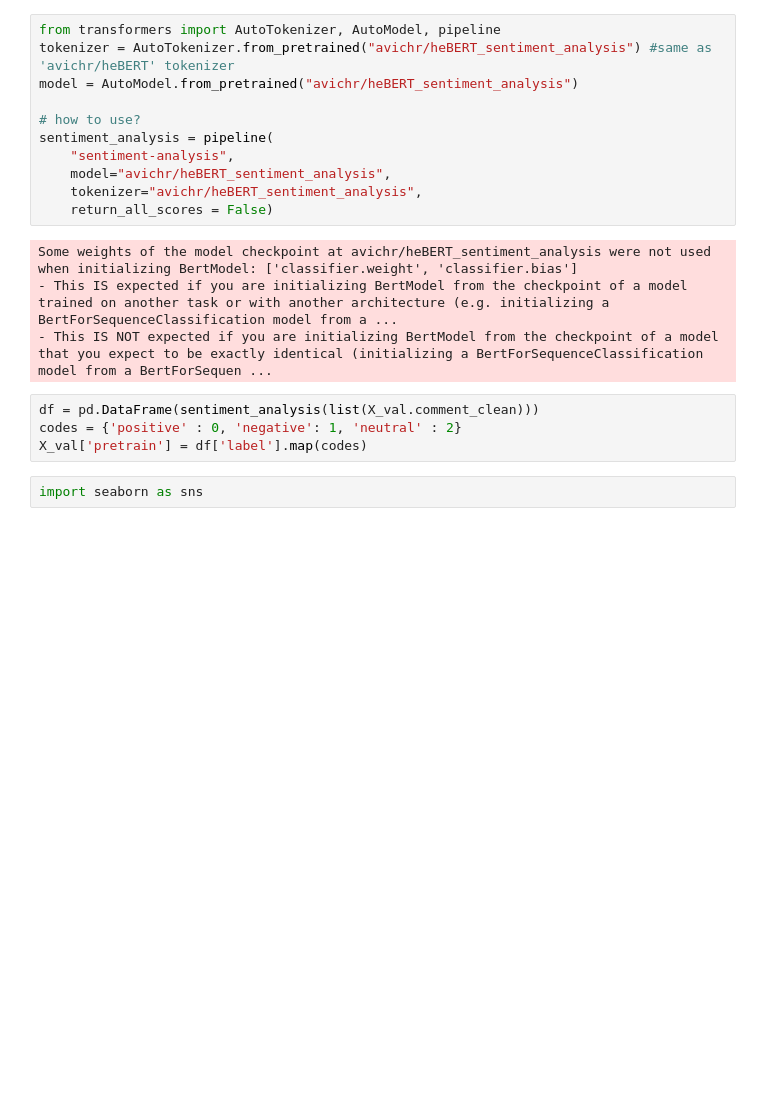
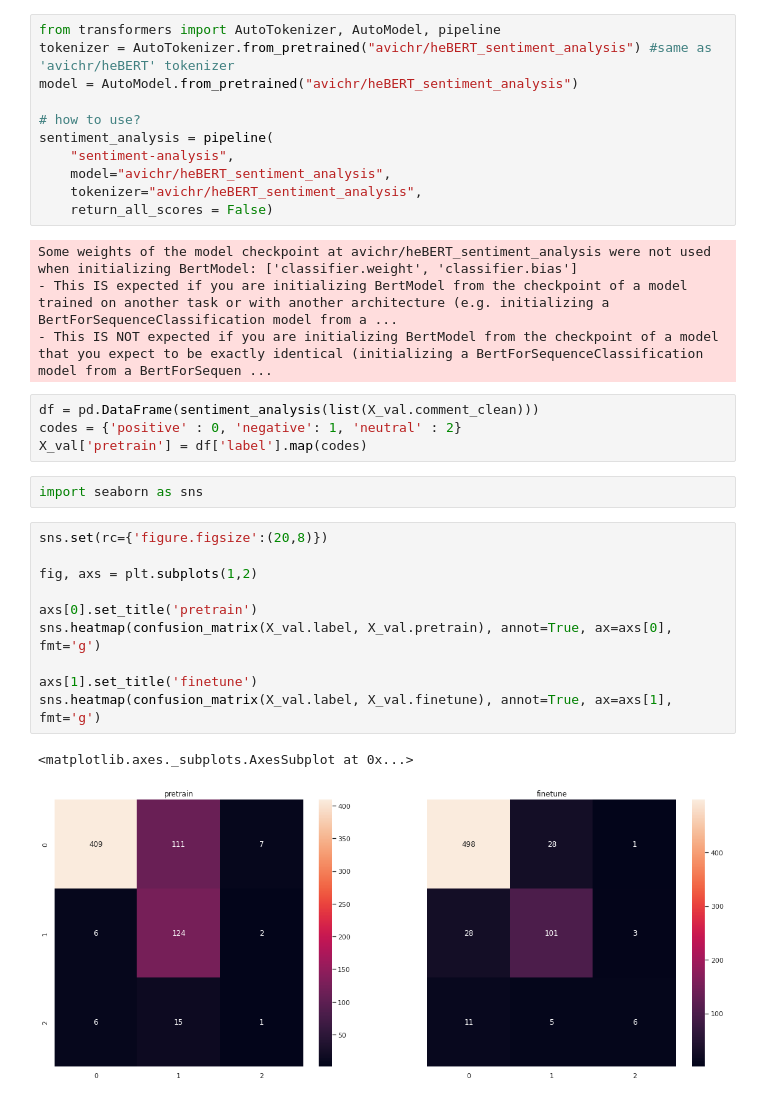
Before and after one commit to wzwzeyal/ojt_bert, a Jupyter notebook: notebooks_exploration/estimate_sentiment_model.ipynb, the cells around one changed output. Saved outputs shown, nothing was run; the diff lists cells and outputs as text; blank space fills up the shorter version.

```diff
--- a/notebooks_exploration/estimate_sentiment_model.ipynb
+++ b/notebooks_exploration/estimate_sentiment_model.ipynb
@@ -152,3 +152,16 @@ codes = {'positive' : 0, 'negative': 1, 'neutral' : 2}
 X_val['pretrain'] = df['label'].map(codes)
 # %%
 import seaborn as sns
+# %%
+sns.set(rc={'figure.figsize':(20,8)})
+
+fig, axs = plt.subplots(1,2)
+
+axs[0].set_title('pretrain')
+sns.heatmap(confusion_matrix(X_val.label, X_val.pretrain), annot=True, ax=axs[0], fmt='g')
+
+axs[1].set_title('finetune')
+sns.heatmap(confusion_matrix(X_val.label, X_val.finetune), annot=True, ax=axs[1], fmt='g')
+# %% [output]
+<matplotlib.axes._subplots.AxesSubplot at 0x...>
+[figure, added]
```
Also changed, not shown: parts of 7 cells of this notebook.
